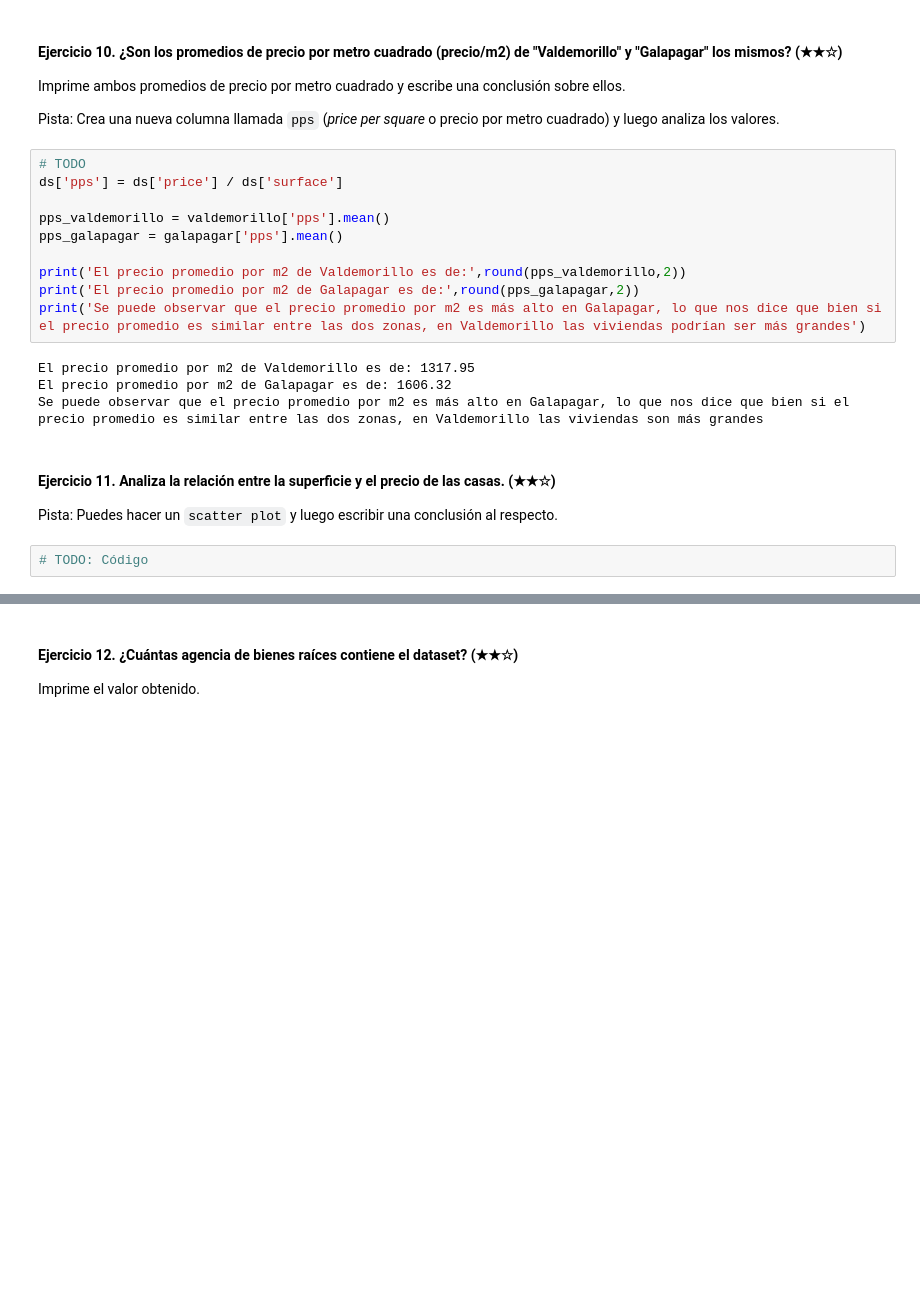
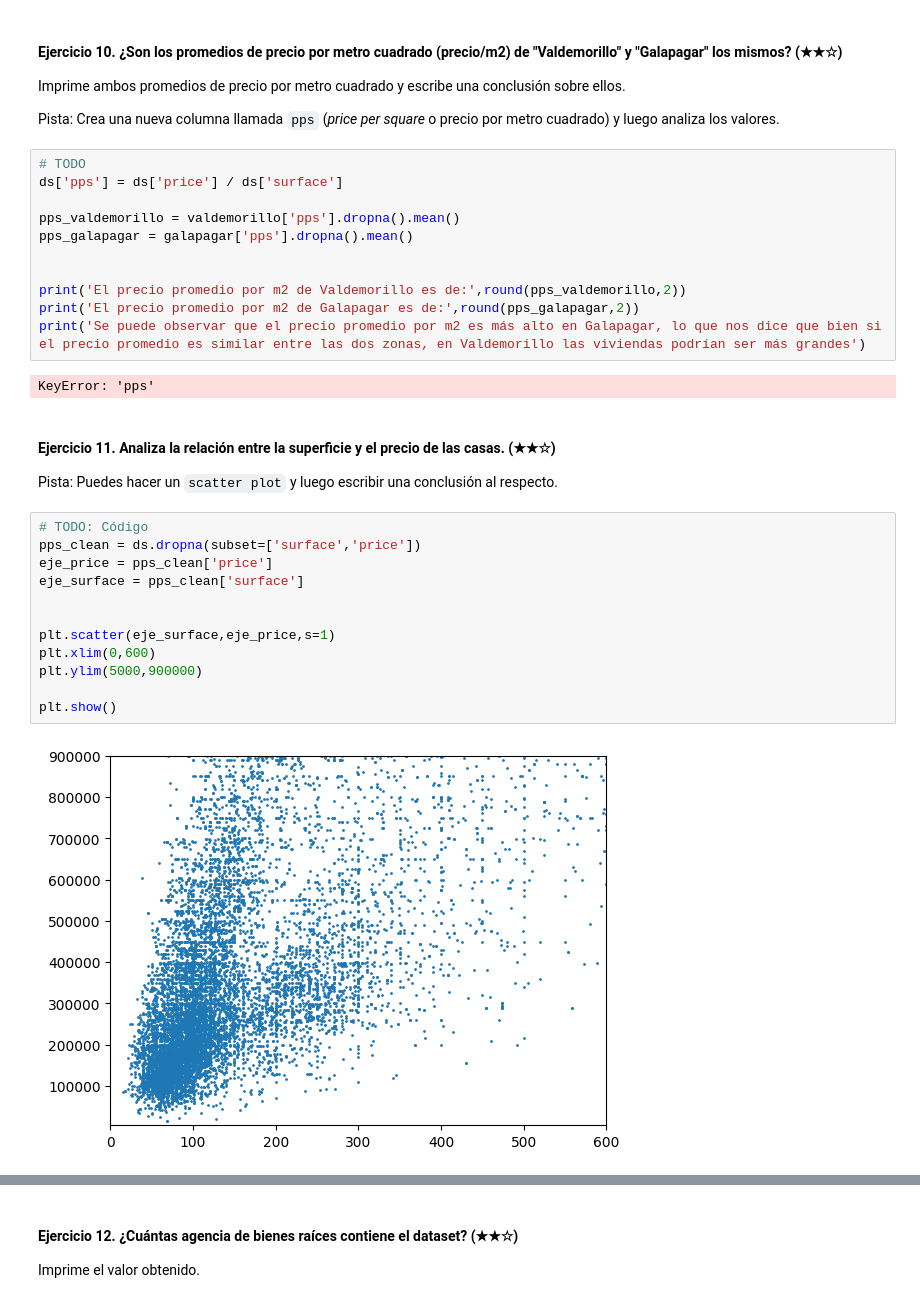
Before and after one commit to Jesuscastanedam/jesuscastaneda-realestate-datacleanup-exercise, a Jupyter notebook: project.es.ipynb, the cells around one changed output, grey strips where cells are left out. Saved outputs shown, nothing was run; the diff lists cells and outputs as text; blank space fills up the shorter version.

```diff
--- a/project.es.ipynb
+++ b/project.es.ipynb
@@ -193,20 +193,31 @@ Pista: Crea una nueva columna llamada `pps` (*price per square* o precio por met
 # TODO
 ds['pps'] = ds['price'] / ds['surface']
 
-pps_valdemorillo = valdemorillo['pps'].mean()
-pps_galapagar = galapagar['pps'].mean()
+pps_valdemorillo = valdemorillo['pps'].dropna().mean()
+pps_galapagar = galapagar['pps'].dropna().mean()
+
 
 print('El precio promedio por m2 de Valdemorillo es de:',round(pps_valdemorillo,2))
 print('El precio promedio por m2 de Galapagar es de:',round(pps_galapagar,2))
 print('Se puede observar que el precio promedio por m2 es más alto en Galapagar, lo que nos dice que bien si el precio promedio es similar entre las dos zonas, en Valdemorillo las viviendas podrían ser más grandes')
 # %% [output]
-El precio promedio por m2 de Valdemorillo es de: 1317.95
-El precio promedio por m2 de Galapagar es de: 1606.32
-Se puede observar que el precio promedio por m2 es más alto en Galapagar, lo que nos dice que bien si el precio promedio es similar entre las dos zonas, en Valdemorillo las viviendas son más grandes
+KeyError: 'pps'
 # %% [markdown]
 #### Ejercicio 11. Analiza la relación entre la superficie y el precio de las casas. (★★☆)
 
 Pista: Puedes hacer un `scatter plot` y luego escribir una conclusión al respecto.
 # %%
 # TODO: Código
+pps_clean = ds.dropna(subset=['surface','price'])
+eje_price = pps_clean['price']
+eje_surface = pps_clean['surface']
+
+
+plt.scatter(eje_surface,eje_price,s=1)
+plt.xlim(0,600)
+plt.ylim(5000,900000)
+
+plt.show()
+# %% [output]
+[figure, added]
 # %% [markdown]
```
Also changed, not shown: parts of 9 cells of this notebook.
